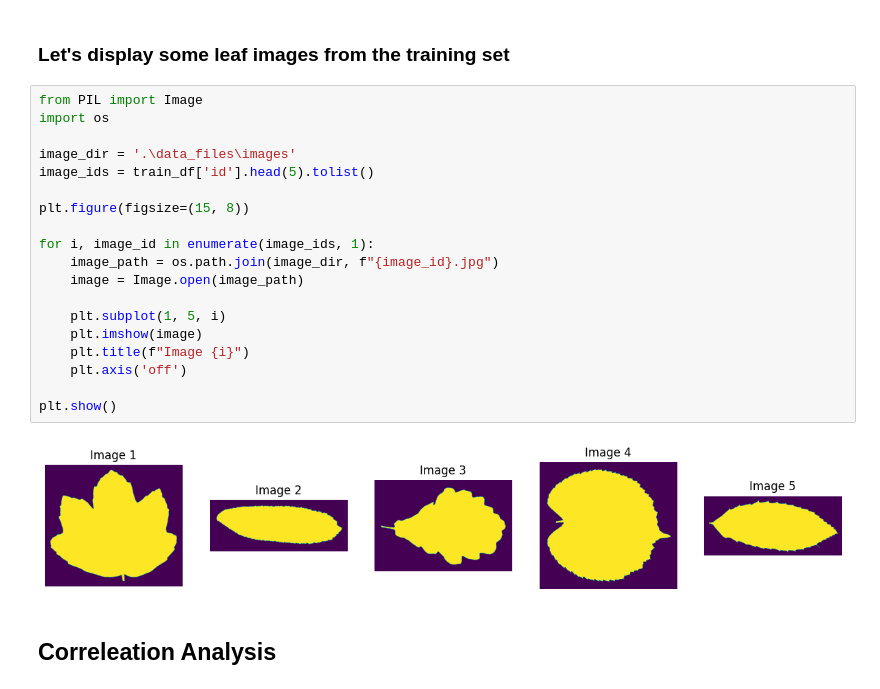
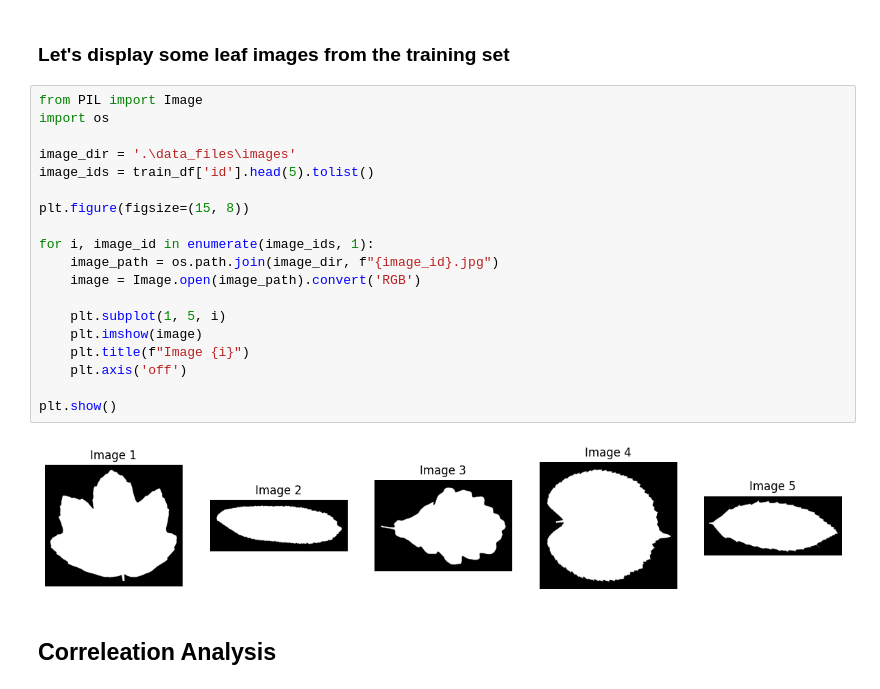
Before and after one commit to HanyaAdel/CNN-Leaf-Classification, a Jupyter notebook: cnn_leaf_classification.ipynb, the cells around one changed output. Cells and saved outputs as stored; diff of their text form.

Commit message:
edited the display images code

```diff
--- a/cnn_leaf_classification.ipynb
+++ b/cnn_leaf_classification.ipynb
@@ -208,24 +208,24 @@ y_target = train_df['species']
 # %%
 from PIL import Image
 import os
 
 image_dir = '.\data_files\images'
 image_ids = train_df['id'].head(5).tolist()
 
 plt.figure(figsize=(15, 8))
 
 for i, image_id in enumerate(image_ids, 1):
     image_path = os.path.join(image_dir, f"{image_id}.jpg")
-    image = Image.open(image_path)
+    image = Image.open(image_path).convert('RGB')
 
     plt.subplot(1, 5, i)
     plt.imshow(image)
     plt.title(f"Image {i}")
     plt.axis('off')
 
 plt.show()
 # %% [output]
-[figure, old version]
+[figure, new version]
 # %% [markdown]
 <h2>Correleation Analysis </h2>
 # %% [markdown]
```
